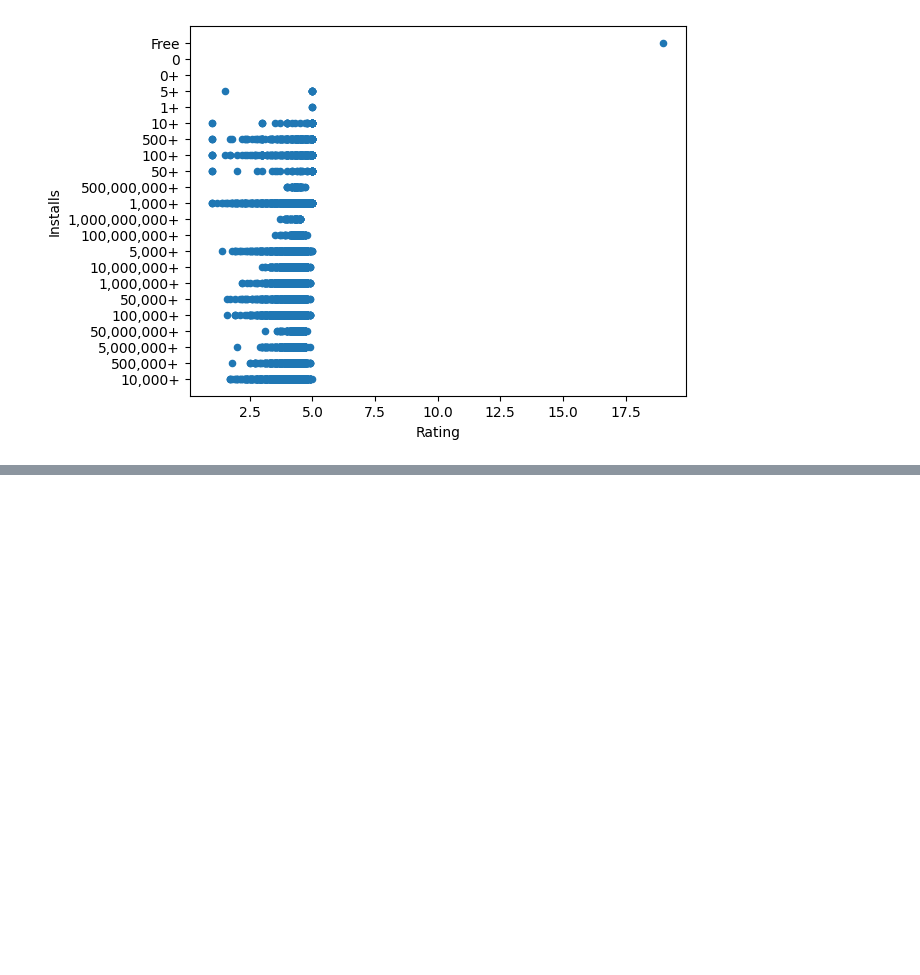
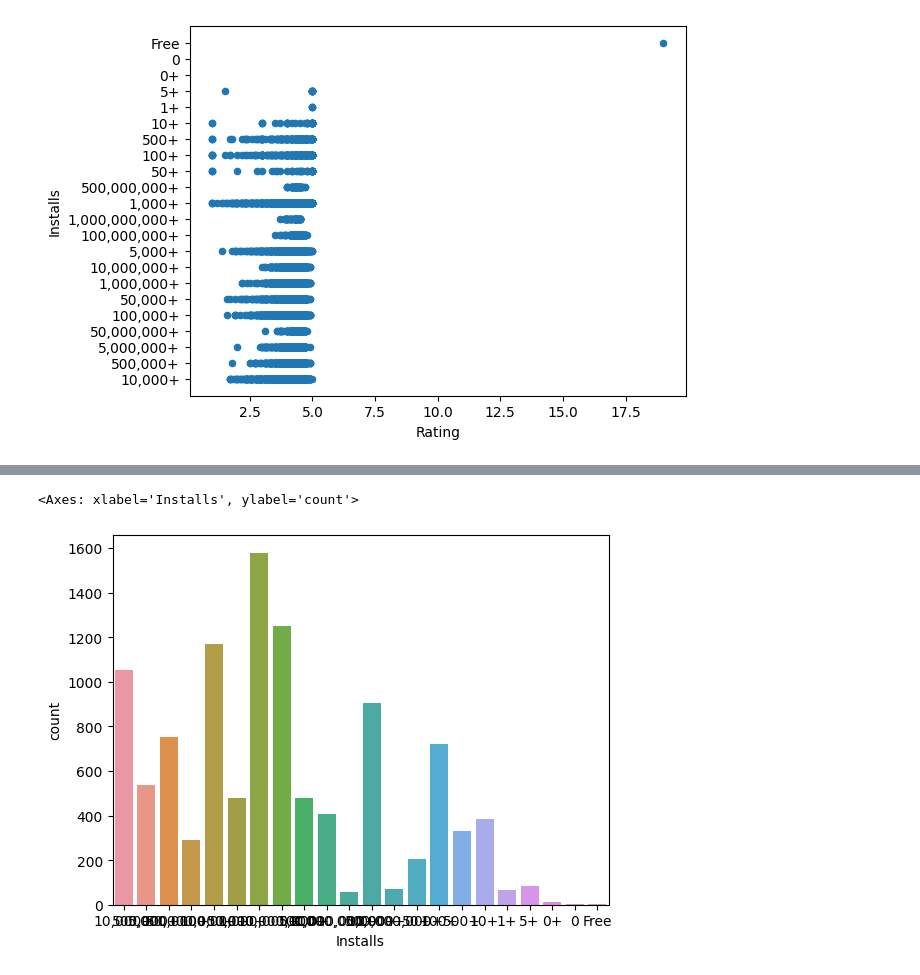
Before and after one commit to dhruv21csu155/AIML, a Jupyter notebook: aiml p1.ipynb, the cells around one changed output, grey strips where cells are left out. Cells and saved outputs as stored; diff of their text form; code cells hidden in the pictures; blank space fills up the shorter version.

```diff
--- a/aiml p1.ipynb
+++ b/aiml p1.ipynb
@@ -71,0 +73,5 @@ TypeError: ignored
+# %%
+sns.countplot(x="Installs",data=df)
+# %% [output]
+<Axes: xlabel='Installs', ylabel='count'>
+[figure, added]
```
Also changed, not shown: parts of 2 cells of this notebook.
